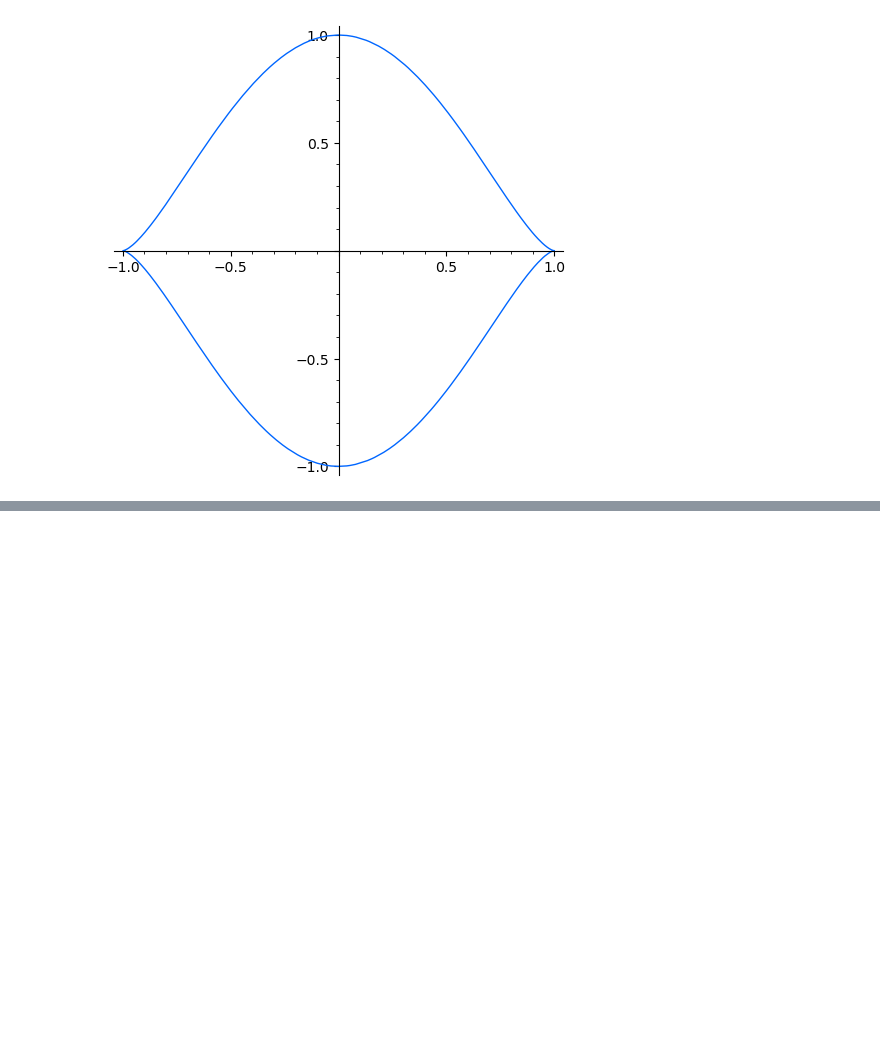
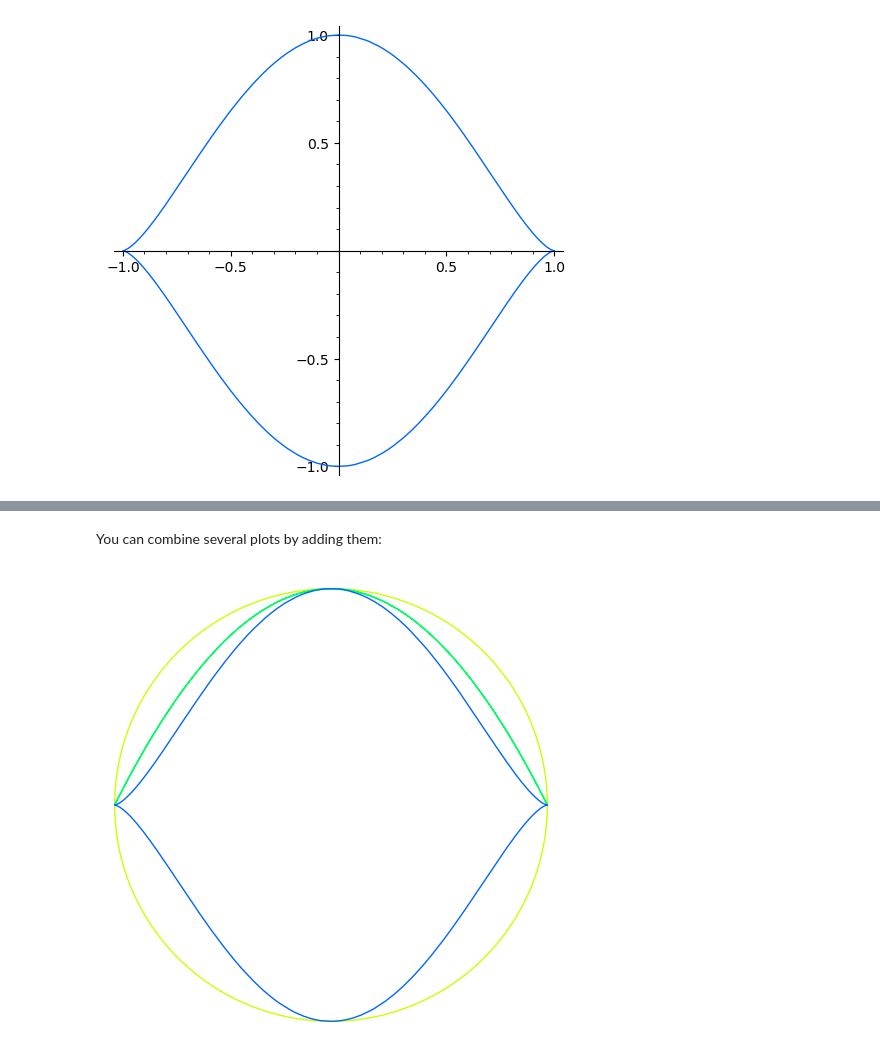
Before and after one commit to gzavlanis/Jupyter-files, a Jupyter notebook: make_plots.ipynb, the cells around one changed output, grey strips where cells are left out. Saved outputs shown, nothing was run; the diff lists cells and outputs as text; code cells hidden in the pictures; blank space fills up the shorter version.

```diff
--- a/make_plots.ipynb
+++ b/make_plots.ipynb
@@ -40,0 +45,10 @@ parametric_plot((cos(x), sin(x) ^ 3), (x, 0, 2 * pi), rgbcolor = hue(0.6))
+# %% [markdown]
+You can combine several plots by adding them:
+# %%
+x = var('x')
+p1 = parametric_plot((cos(x), sin(x)), (x, 0, 2 * pi), rgbcolor = hue(0.2))
+p2 = parametric_plot((cos(x), sin(x) ^ 2), (x, 0, 2 * pi), rgbcolor = hue(0.4))
+p3 = parametric_plot((cos(x), sin(x) ^ 3), (x, 0, 2 * pi), rgbcolor = hue(0.6))
+show(p1 + p2 + p3, axes = false)
+# %% [output]
+[figure, added]
```
Also changed, not shown: parts of 13 cells of this notebook.
